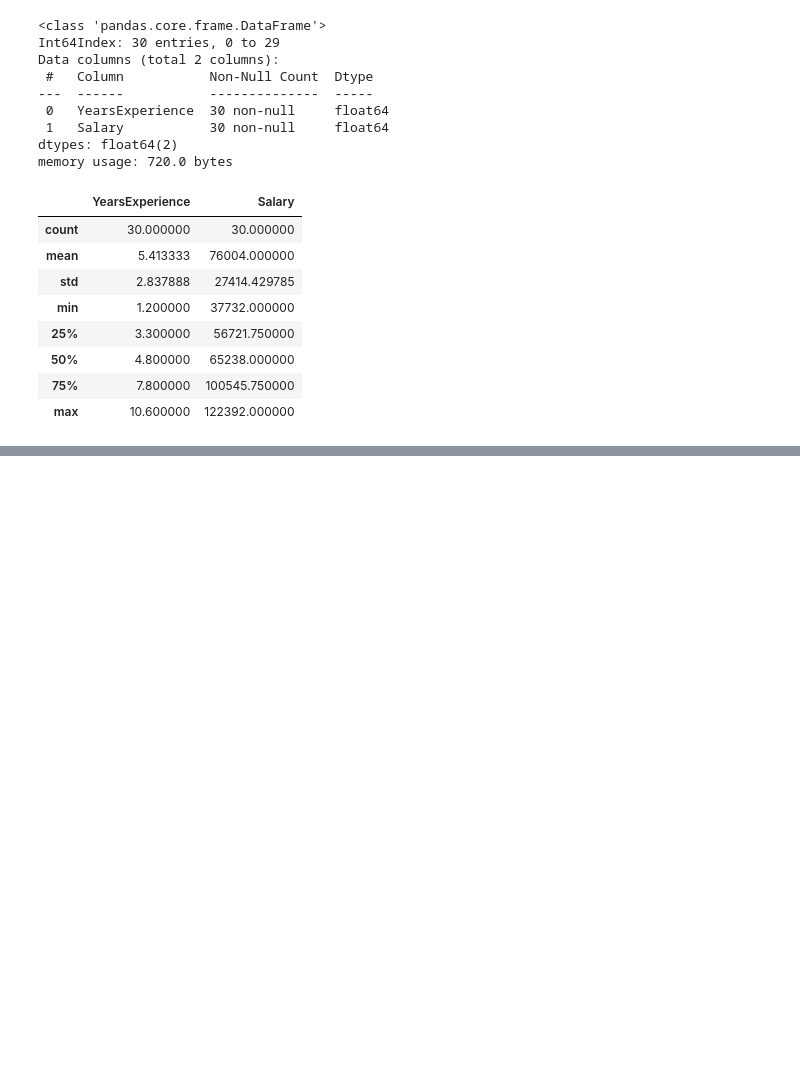
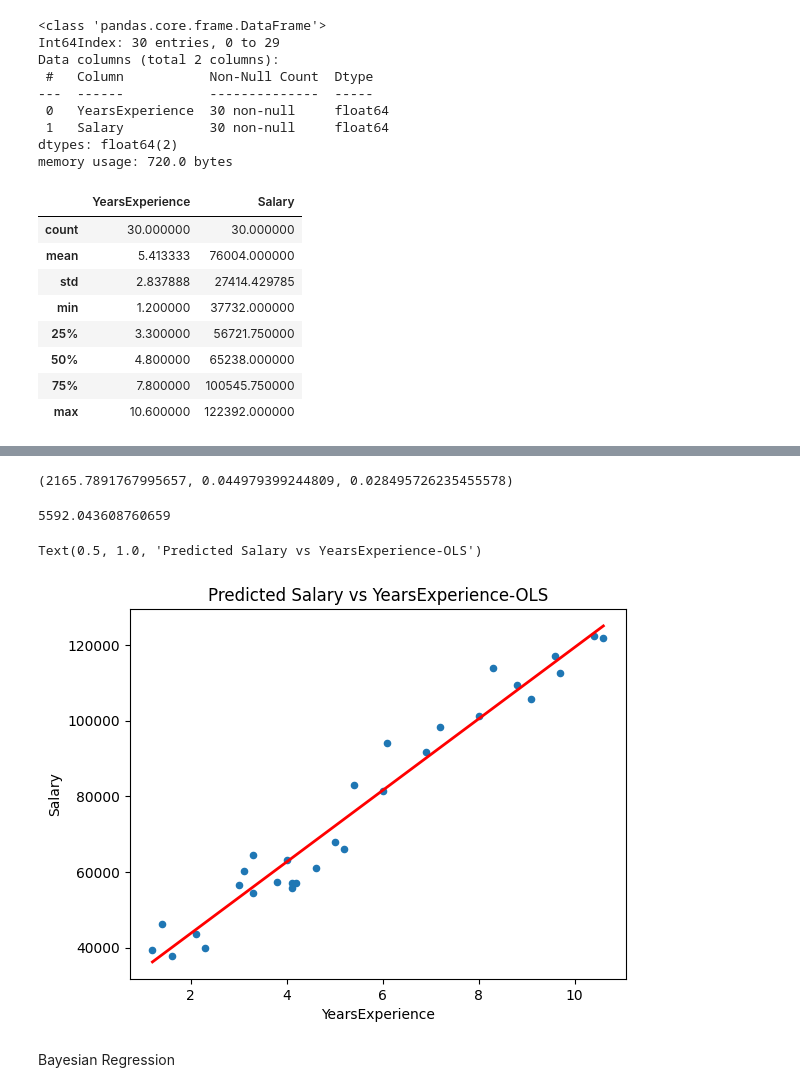
Before and after one commit to williamharefa/StudentProject1, a Jupyter notebook: StudentProject1.ipynb, the cells around one changed output, grey strips where cells are left out. Cells and saved outputs as stored; diff of their text form; code cells hidden in the pictures; blank space fills up the shorter version.

```diff
--- a/StudentProject1.ipynb
+++ b/StudentProject1.ipynb
@@ -70,0 +110,2 @@ dsalary.describe()
+# %%
+salary_ols =smf.ols(formula='Salary~YearsExperience',data=dsalary).fit()
@@ -70,0 +150,4 @@ dsalary.describe()
+# %%
+#mencari prediksi salary berdasarakn YearsExperience
+salary_pred=salary_ols.predict(pd.DataFrame(dsalary['YearsExperience']))
+salary_pred
@@ -70,0 +172,39 @@ dsalary.describe()
+# %%
+dsalary['salary_pred']=salary_pred
+
+# RMSE
+dsalary['RSEd']=(dsalary['Salary']-dsalary['salary_pred'])**2
+RSEd=dsalary.sum()['RSEd']
+RMSE=np.sqrt(RSEd/200)
+
+# RSE
+salary_pred_mean=np.mean(dsalary['salary_pred'])
+dsalary['RSEp']=(salary_pred_mean-dsalary['salary_pred'])**2
+RSEp=dsalary.sum()['RSEp']
+RSE=RSEd/RSEp
+
+salary_mean = np.mean(dsalary['Salary'])
+error=RMSE/salary_mean
+# print nilai RSE,sales_mean,error
+RMSE,RSE,error
+# %% [output]
+(2165.7891767995657, 0.044979399244809, 0.028495726235455578)
+# %%
+# pakai fungsi rmse
+from statsmodels.tools.eval_measures import rmse
+
+# calc rmse
+rmse_val = rmse(dsalary['Salary'], salary_pred)
+rmse_val
+# %% [output]
+5592.043608760659
+# %%
+# Plot Salary yang diprediksi vs YearsExperience
+dsalary.plot(kind='scatter', x='YearsExperience', y='Salary')
+plt.plot(pd.DataFrame(dsalary['YearsExperience']),salary_pred,c='red',linewidth=2)
+plt.title('Predicted Salary vs YearsExperience-OLS')
+# %% [output]
+Text(0.5, 1.0, 'Predicted Salary vs YearsExperience-OLS')
+[figure, added]
+# %% [markdown]
+Bayesian Regression
```
Also changed, not shown: parts of 19 cells of this notebook.
